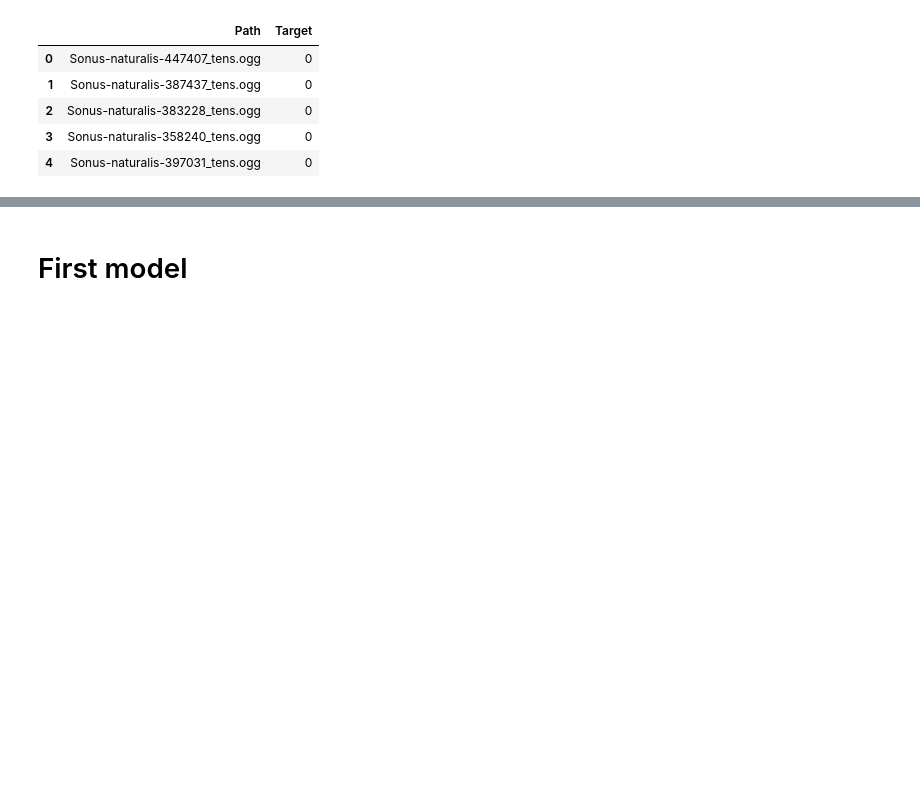
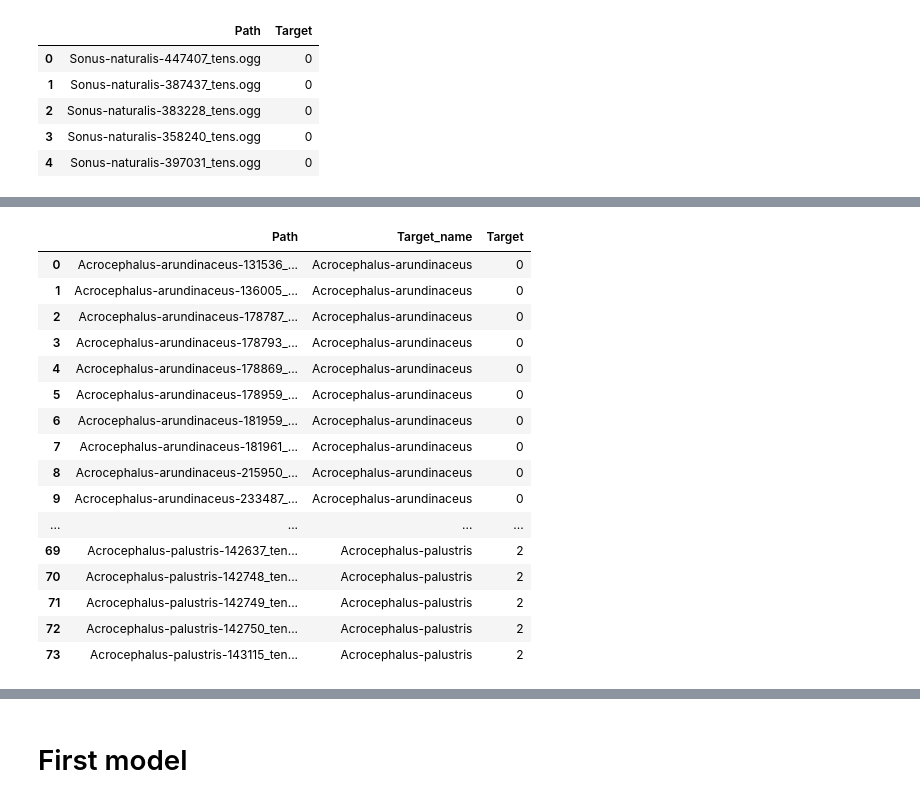
Before and after one commit to charlottesuaud/birds, a Jupyter notebook: notebooks/Philippe_05_first_pipeline_cs .ipynb, the cells around one changed output, grey strips where cells are left out. Saved outputs shown, nothing was run; the diff lists cells and outputs as text; code cells hidden in the pictures; blank space fills up the shorter version.

```diff
--- a/notebooks/Philippe_05_first_pipeline_cs .ipynb
+++ b/notebooks/Philippe_05_first_pipeline_cs .ipynb
@@ -37,0 +284,20 @@ df.head()
+# %%
+df_train.head(60)
+# %% [output]
+|  | Path | Target_name | Target |
+| 0 | Acrocephalus-arundinaceus-131536_... | Acrocephalus-arundinaceus | 0 |
+| 1 | Acrocephalus-arundinaceus-136005_... | Acrocephalus-arundinaceus | 0 |
+| 2 | Acrocephalus-arundinaceus-178787_... | Acrocephalus-arundinaceus | 0 |
+| 3 | Acrocephalus-arundinaceus-178793_... | Acrocephalus-arundinaceus | 0 |
+| 4 | Acrocephalus-arundinaceus-178869_... | Acrocephalus-arundinaceus | 0 |
+| 5 | Acrocephalus-arundinaceus-178959_... | Acrocephalus-arundinaceus | 0 |
+| 6 | Acrocephalus-arundinaceus-181959_... | Acrocephalus-arundinaceus | 0 |
+| 7 | Acrocephalus-arundinaceus-181961_... | Acrocephalus-arundinaceus | 0 |
+| 8 | Acrocephalus-arundinaceus-215950_... | Acrocephalus-arundinaceus | 0 |
+| 9 | Acrocephalus-arundinaceus-233487_... | Acrocephalus-arundinaceus | 0 |
+| ... | ... | ... | ... |
+| 69 | Acrocephalus-palustris-142637_ten... | Acrocephalus-palustris | 2 |
+| 70 | Acrocephalus-palustris-142748_ten... | Acrocephalus-palustris | 2 |
+| 71 | Acrocephalus-palustris-142749_ten... | Acrocephalus-palustris | 2 |
+| 72 | Acrocephalus-palustris-142750_ten... | Acrocephalus-palustris | 2 |
+| 73 | Acrocephalus-palustris-143115_ten... | Acrocephalus-palustris | 2 |
```
Also changed, not shown: parts of 24 cells of this notebook.
